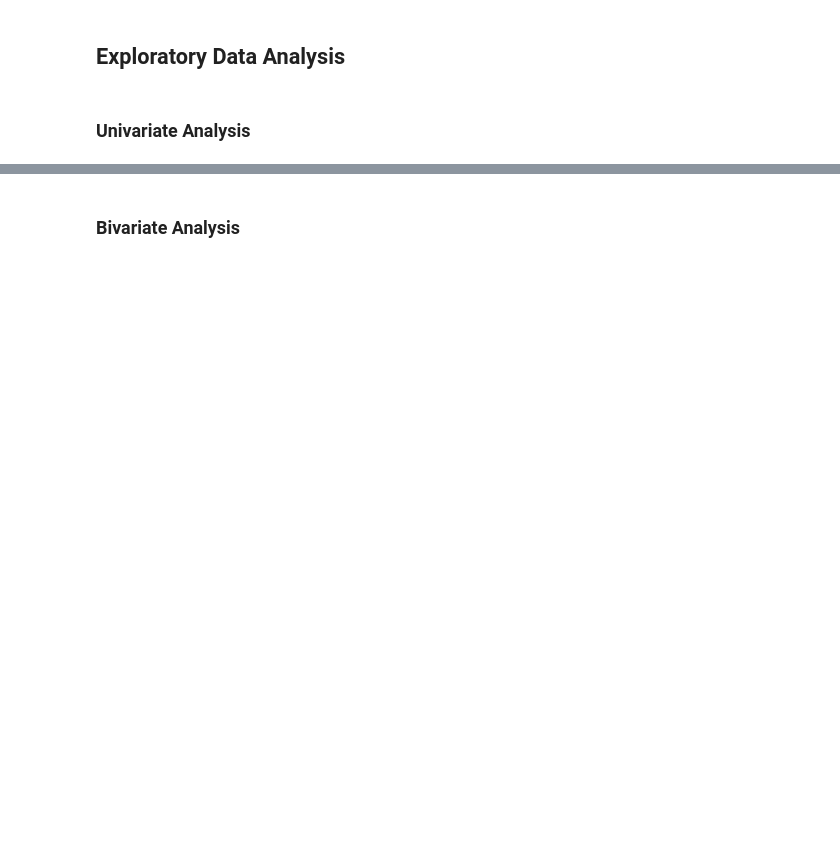
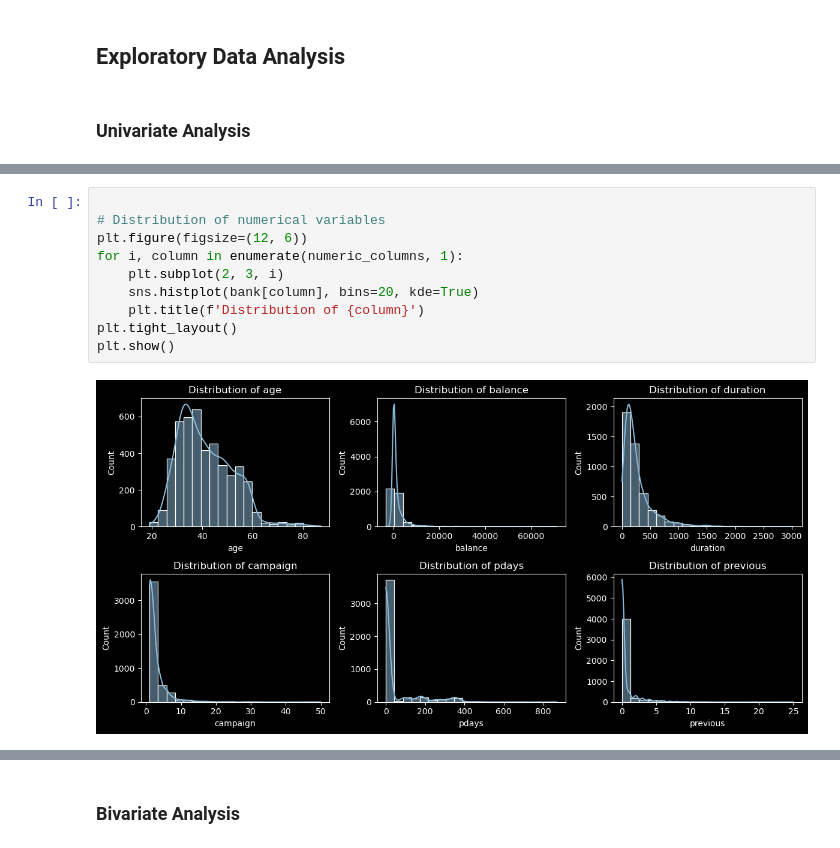
Before and after one commit to marwa9975/CUSTOMER_PURCHASE_PREDICTION, a Jupyter notebook: notebook.ipynb, the cells around one changed output, grey strips where cells are left out. Cells and saved outputs as stored; diff of their text form; blank space fills up the shorter version.

```diff
--- a/notebook.ipynb
+++ b/notebook.ipynb
@@ -251,0 +271,12 @@ This is analysis of one attribute
+# %%
+
+# Distribution of numerical variables
+plt.figure(figsize=(12, 6))
+for i, column in enumerate(numeric_columns, 1):
+    plt.subplot(2, 3, i)
+    sns.histplot(bank[column], bins=20, kde=True)
+    plt.title(f'Distribution of {column}')
+plt.tight_layout()
+plt.show()
+# %% [output]
+[figure, added]
```
Also changed, not shown: parts of 14 cells of this notebook.
